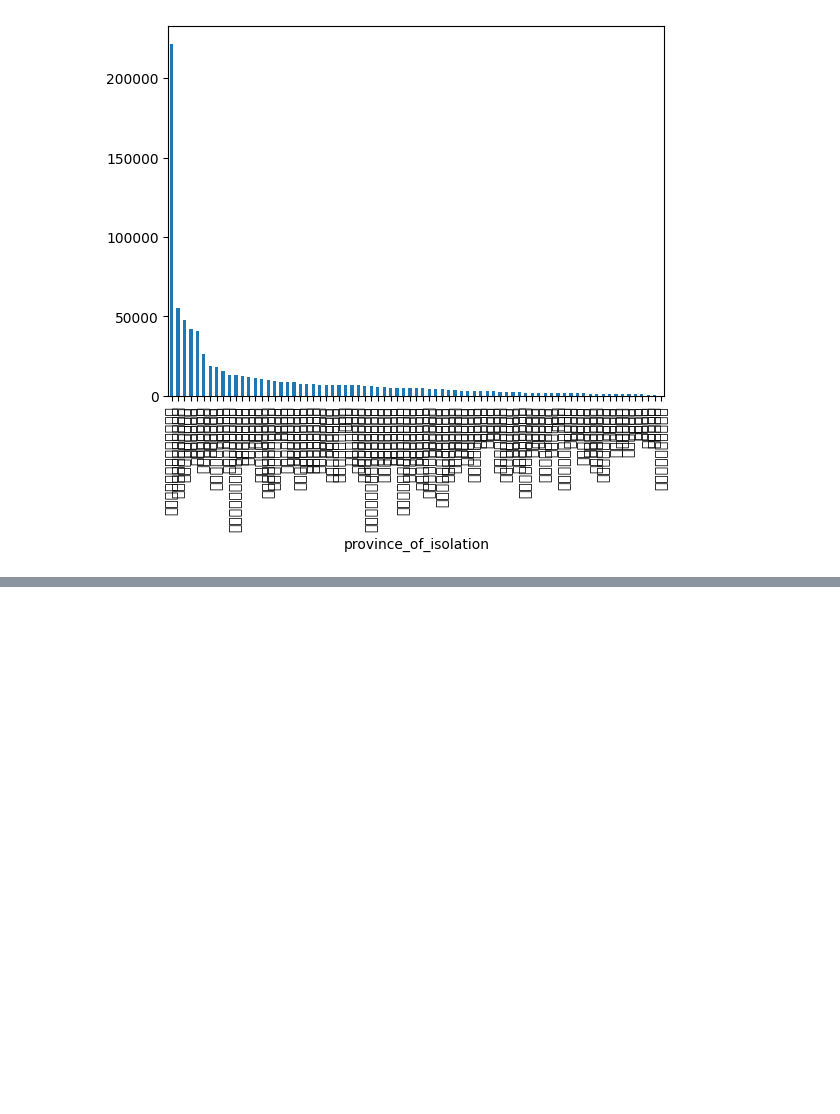
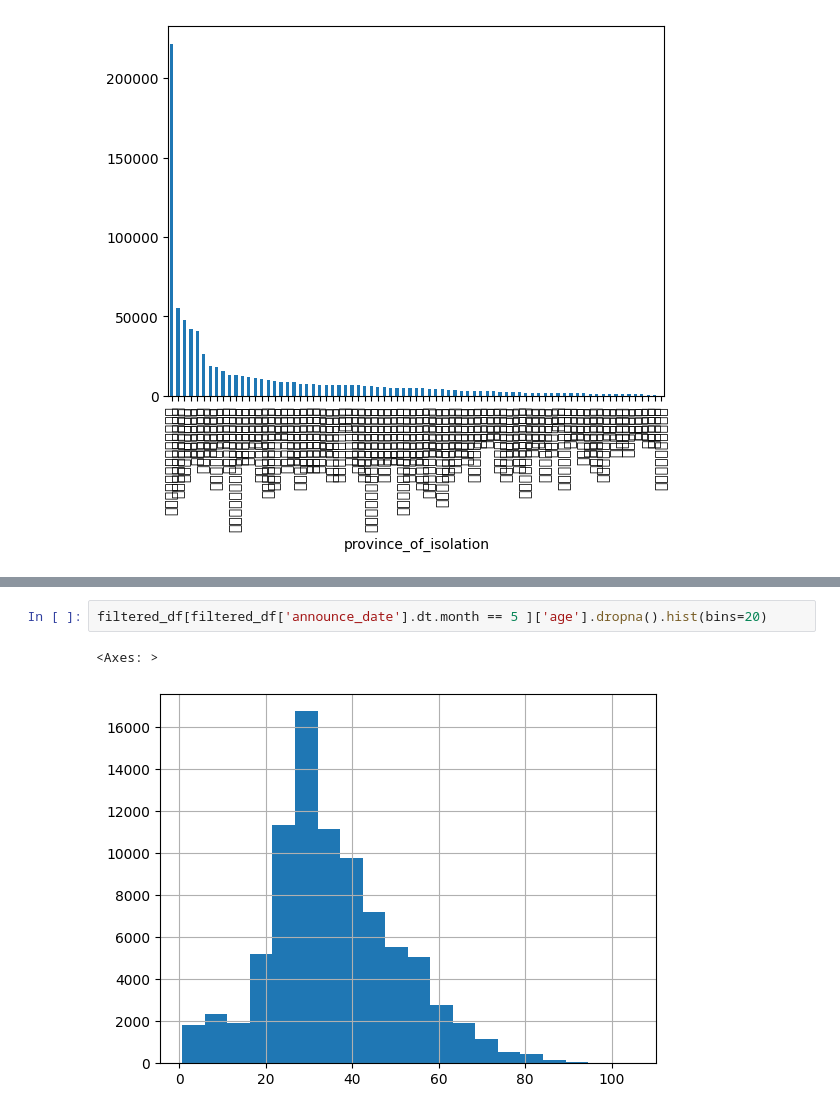
Before and after one commit to Septkung/Python-Pandas-Learning, a Jupyter notebook: Play_with_Data_VII.ipynb, the cells around one changed output, grey strips where cells are left out. Drawn from its saved outputs; the diff is of its cells as text; blank space fills up the shorter version.

```diff
--- a/Play_with_Data_VII.ipynb
+++ b/Play_with_Data_VII.ipynb
@@ -48,0 +100,5 @@ df['province_of_isolation'].value_counts().plot(kind='bar')
+# %%
+filtered_df[filtered_df['announce_date'].dt.month == 5 ]['age'].dropna().hist(bins=20)
+# %% [output]
+<Axes: >
+[figure, added]
```
Also changed, not shown: parts of 16 cells of this notebook.
